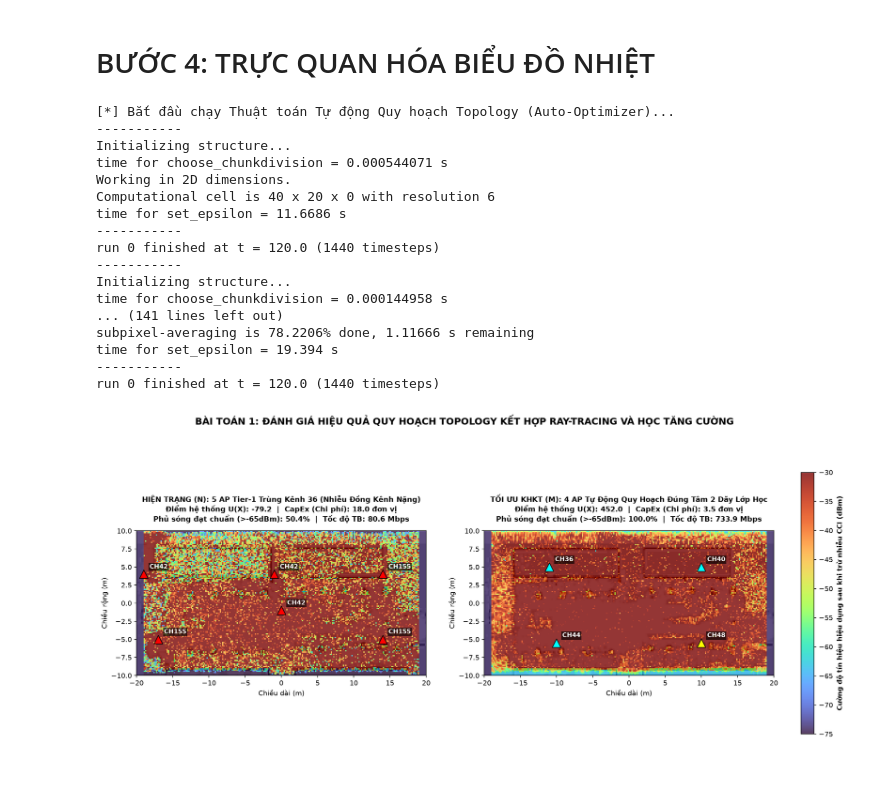
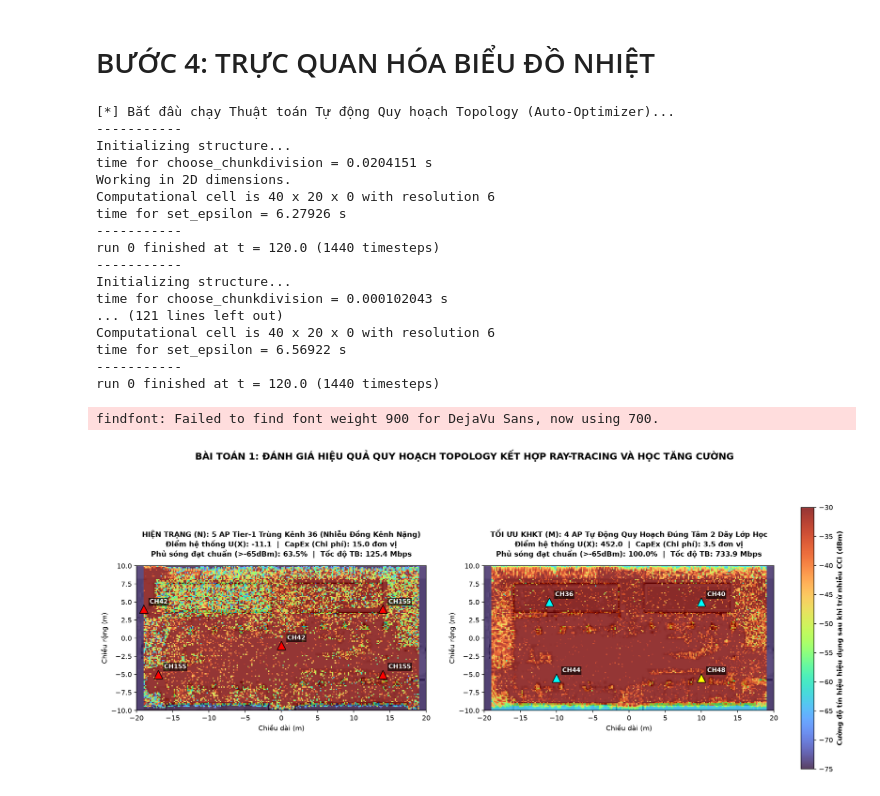
Before and after one commit to student242107-cell/KHKT_2026_WIFI_RL, a Jupyter notebook: notebooks/01_topology_raytracing.ipynb, the cells around one changed output. Cells and saved outputs as stored; diff of their text form; code cells hidden in the pictures.

```diff
--- a/notebooks/01_topology_raytracing.ipynb
+++ b/notebooks/01_topology_raytracing.ipynb
@@ -303,7 +303,6 @@ def auto_optimize_ap_placement():
 current_aps = [
     (-19, 4, 20.0, 42, 20, 3.0),
     ( 0, -1, 20.0, 42, 20, 3.0),
-    (-1, 4, 20.0, 42, 20, 3.0),
     ( 14, 4, 20.0, 155, 20, 3.0),
     ( 14, -5, 20.0, 155, 20, 3.0),
     (-17, -5, 20.0, 155, 20, 3.0)
@@ -353,37 +352,38 @@ for ax, (aps_config, ai_flag, label) in zip(axes, scenarios):
                 bbox=dict(facecolor='black', alpha=0.65, edgecolor='none', pad=1.5), zorder=6)
 
     # 4. In chỉ số định lượng U(X)
     title_text = (
         f"{label}\n"
         f"Điểm hệ thống U(X): {metrics['score']:.1f}  |  CapEx (Chi phí): {metrics['capex']} đơn vị\n"
         f"Phủ sóng đạt chuẩn (>-65dBm): {metrics['coverage_%']:.1f}%  |  Tốc độ TB: {metrics['avg_tput_mbps']:.1f} Mbps"
     )
     ax.set_title(title_text, fontsize=10.5, fontweight='bold', pad=14)
     ax.set_xlabel("Chiều dài (m)")
     ax.set_ylabel("Chiều rộng (m)")
 
 cbar = fig.colorbar(im, ax=axes.ravel().tolist(), fraction=0.02, pad=0.04)
 cbar.set_label("Cường độ tín hiệu hiệu dụng sau khi trừ nhiễu CCI (dBm)", fontweight='bold')
 
 plt.suptitle("BÀI TOÁN 1: ĐÁNH GIÁ HIỆU QUẢ QUY HOẠCH TOPOLOGY KẾT HỢP RAY-TRACING VÀ HỌC TĂNG CƯỜNG",
              fontsize=14, fontweight='900', y=1.05)
 plt.show()
 # %% [output]
 [*] Bắt đầu chạy Thuật toán Tự động Quy hoạch Topology (Auto-Optimizer)...
 -----------
 Initializing structure...
-time for choose_chunkdivision = 0.000544071 s
+time for choose_chunkdivision = 0.0204151 s
 Working in 2D dimensions.
 Computational cell is 40 x 20 x 0 with resolution 6
-time for set_epsilon = 11.6686 s
+time for set_epsilon = 6.27926 s
 -----------
 run 0 finished at t = 120.0 (1440 timesteps)
 -----------
 Initializing structure...
-time for choose_chunkdivision = 0.000144958 s
-... (141 lines left out)
-subpixel-averaging is 78.2206% done, 1.11666 s remaining
-time for set_epsilon = 19.394 s
+time for choose_chunkdivision = 0.000102043 s
+... (121 lines left out)
+Computational cell is 40 x 20 x 0 with resolution 6
+time for set_epsilon = 6.56922 s
 -----------
 run 0 finished at t = 120.0 (1440 timesteps)
+findfont: Failed to find font weight 900 for DejaVu Sans, now using 700.
-[figure, old version]
+[figure, new version]
```
